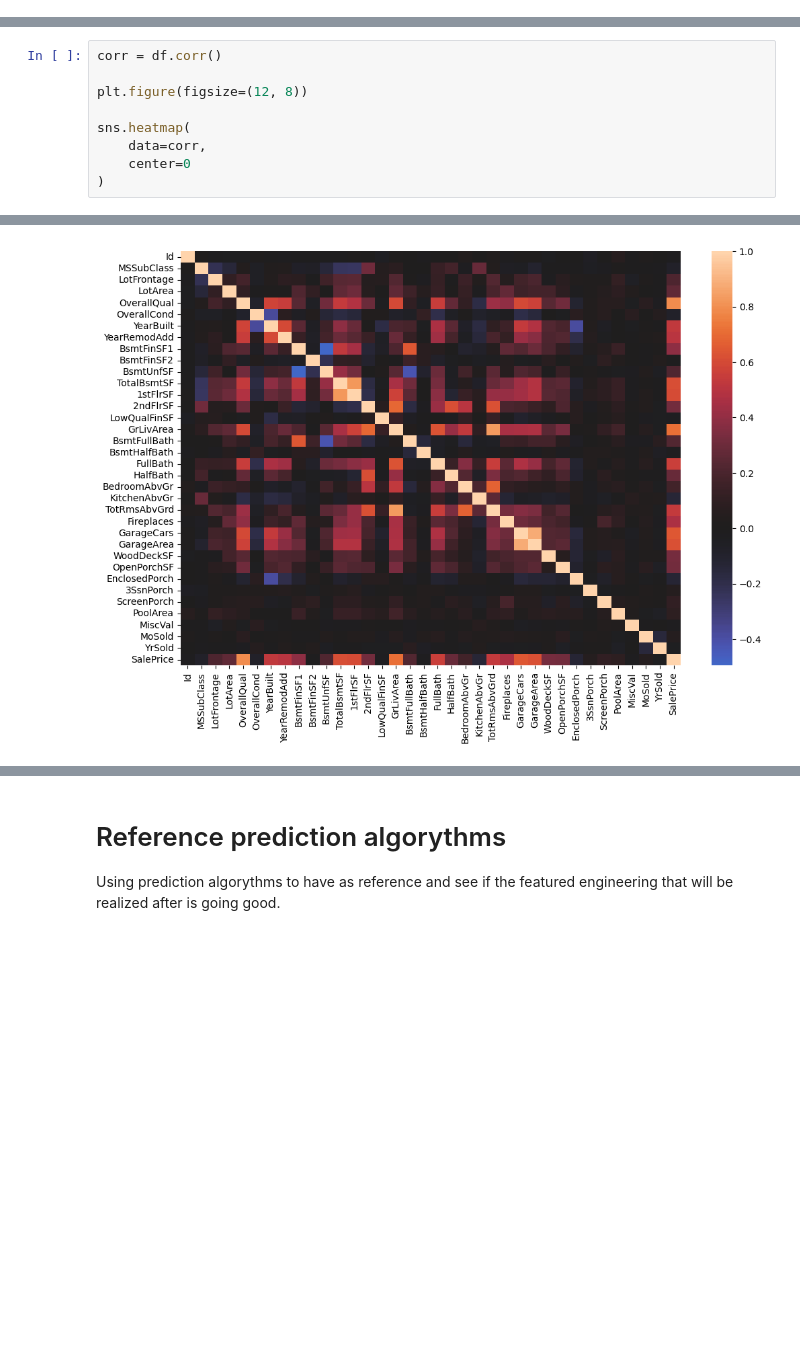
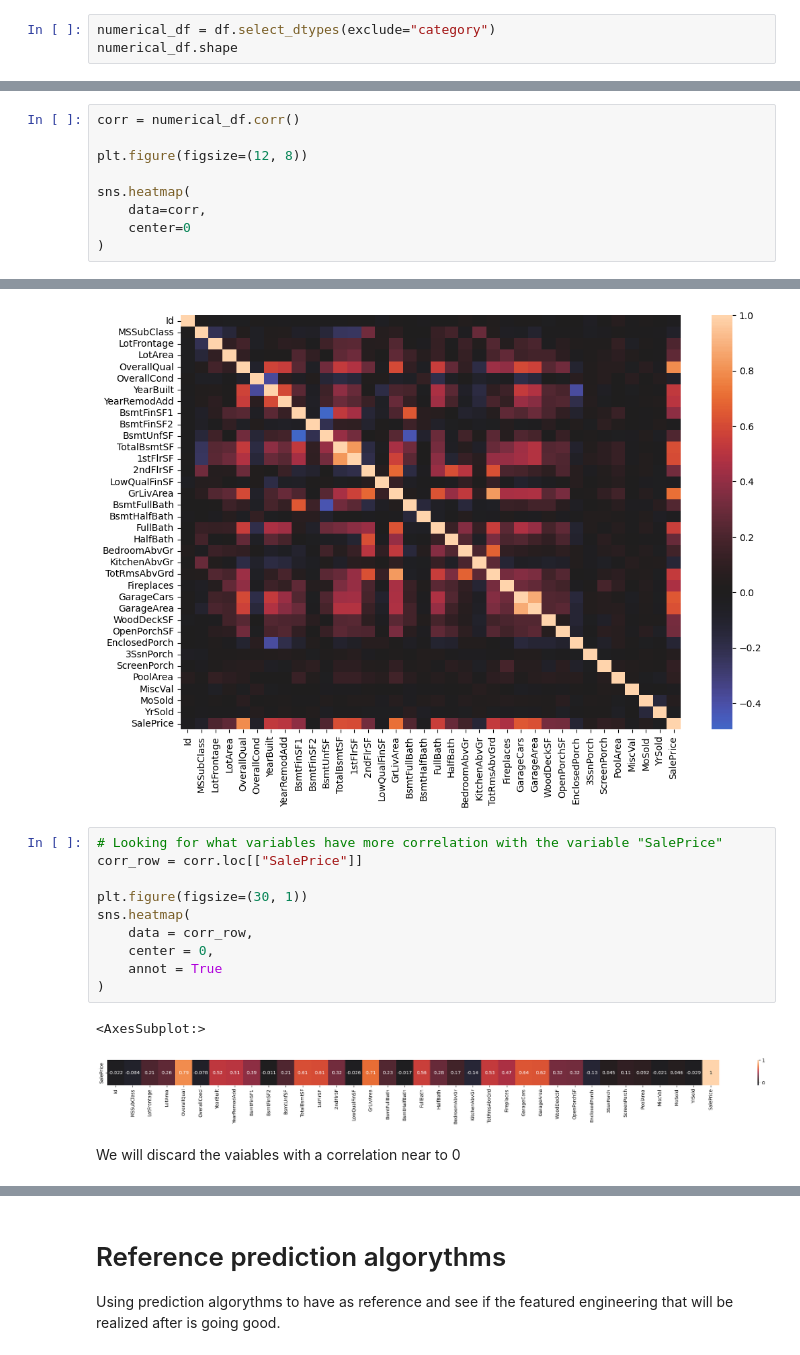
Before and after one commit to Alejolamilla/House-Prices, a Jupyter notebook: house_prices.ipynb, the cells around one changed output, grey strips where cells are left out. Cells and saved outputs as stored; diff of their text form; blank space fills up the shorter version.

Commit message:
Created a numerical DF to start with the analysis

```diff
--- a/house_prices.ipynb
+++ b/house_prices.ipynb
@@ -154,0 +142,3 @@ for i in range(0, 80, 10):
+# %%
+numerical_df = df.select_dtypes(exclude="category")
+numerical_df.shape
@@ -155,5 +171,5 @@ for i in range(0, 80, 10):
 # %%
-corr = df.corr()
+corr = numerical_df.corr()
 
 plt.figure(figsize=(12, 8))
 
@@ -164,3 +180,18 @@ sns.heatmap(
 # %% [output]
 <AxesSubplot:>
 [figure]
+# %%
+# Looking for what variables have more correlation with the variable "SalePrice"
+corr_row = corr.loc[["SalePrice"]]
+
+plt.figure(figsize=(30, 1))
+sns.heatmap(
+    data = corr_row,
+    center = 0,
+    annot = True
+)
+# %% [output]
+<AxesSubplot:>
+[figure, added]
+# %% [markdown]
+We will discard the vaiables with a correlation near to 0
```
Also changed, not shown: parts of 8 cells of this notebook.
